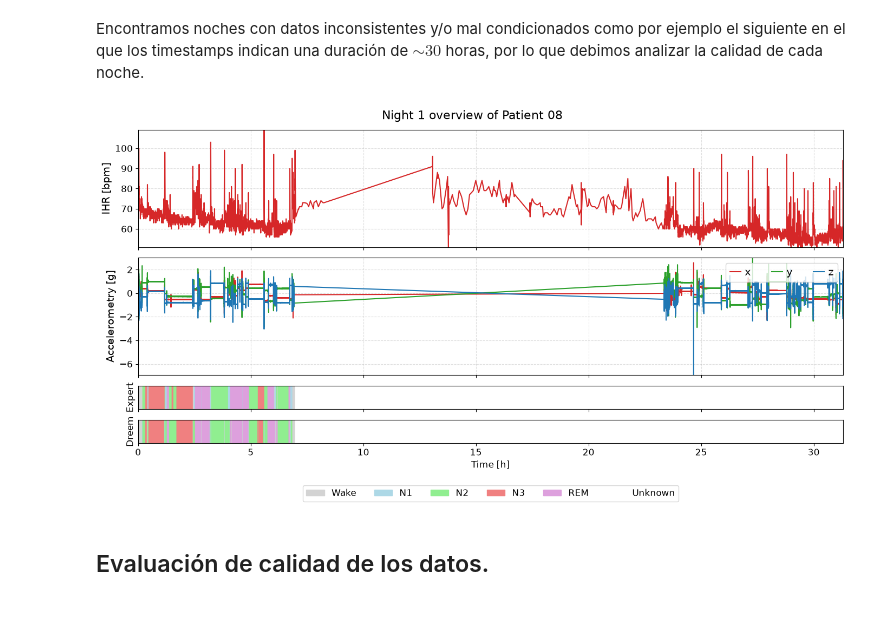
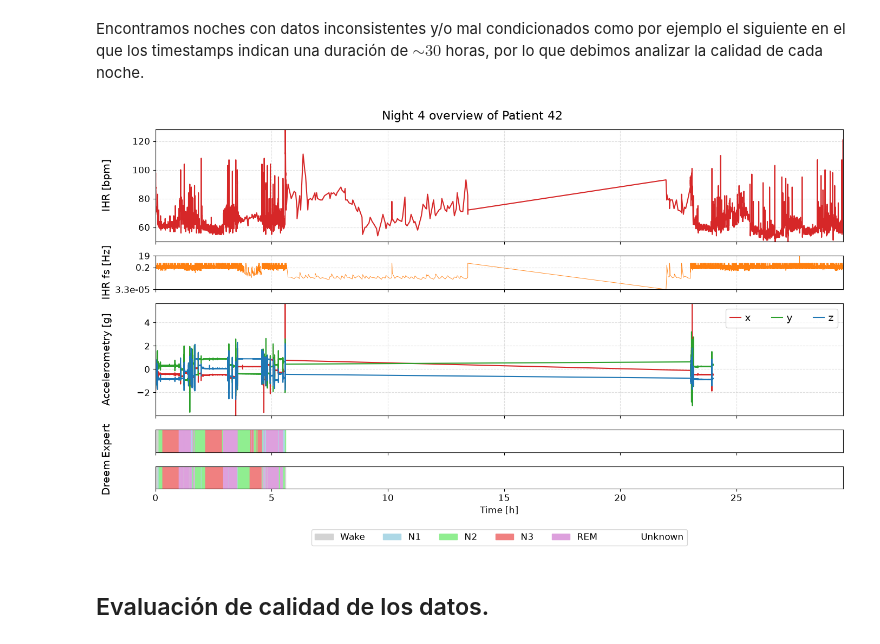
Before and after one commit to agus-pereyra/proyecto-final-ml, a Jupyter notebook: notebooks/eda.ipynb, the cells around one changed output. Drawn from its saved outputs; the diff is of its cells as text; code cells hidden in the pictures; blank space fills up the shorter version.

Commit message:
feature extraction fix++, baseline, frecuencia en night-overview

```diff
--- a/notebooks/eda.ipynb
+++ b/notebooks/eda.ipynb
@@ -25,11 +27,11 @@ plots.night_overview(night_data, patient, night)
 # %% [markdown]
 Encontramos noches con datos inconsistentes y/o mal condicionados como por ejemplo el siguiente en el que los timestamps indican una duración de $\sim30$ horas, por lo que debimos analizar la calidad de cada noche.
 # %%
-patient, night = 8, 1
+patient, night = 42, 4
 night_data = EDA.load_night(patient, night)
 plots.night_overview(night_data, patient, night)
 # %% [output]
-[figure, old version]
+[figure, new version]
 # %% [markdown]
 ## Evaluación de calidad de los datos.
 # %% [markdown]
```
Also changed, not shown: parts of 7 cells of this notebook, 10 other files.
